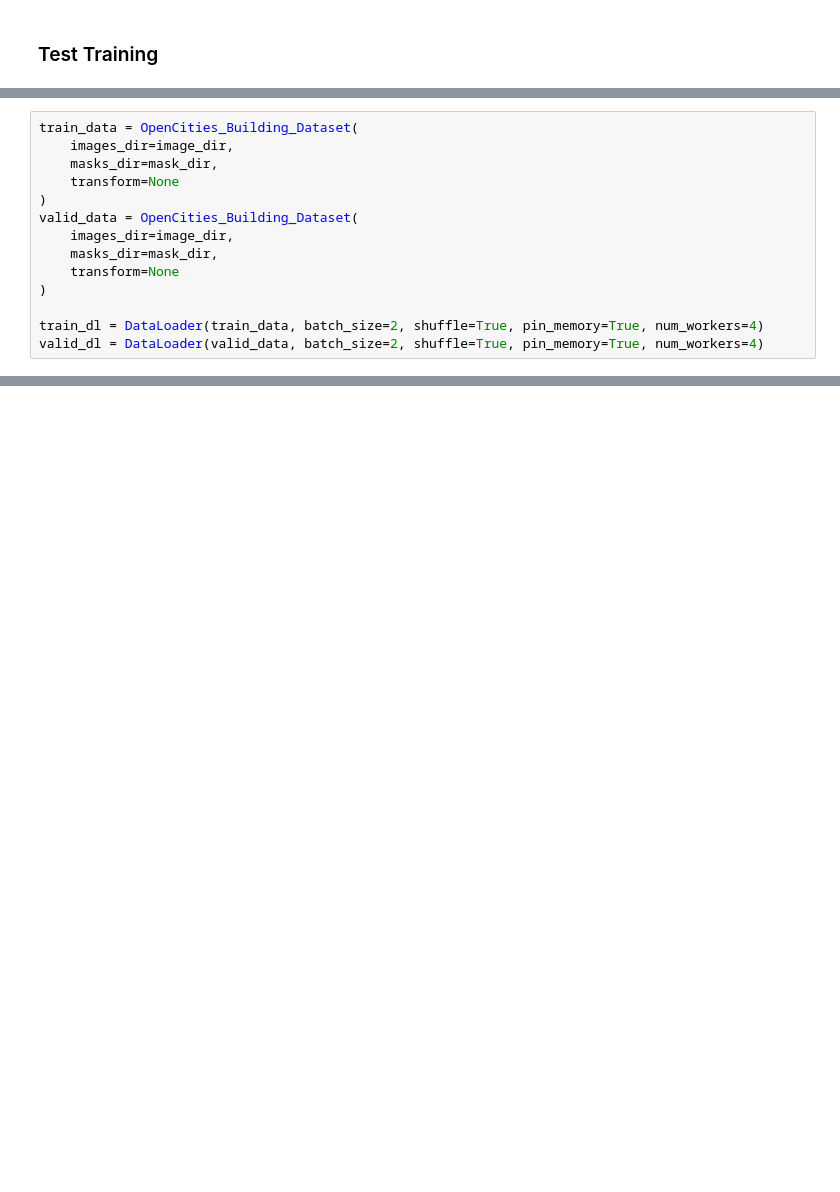
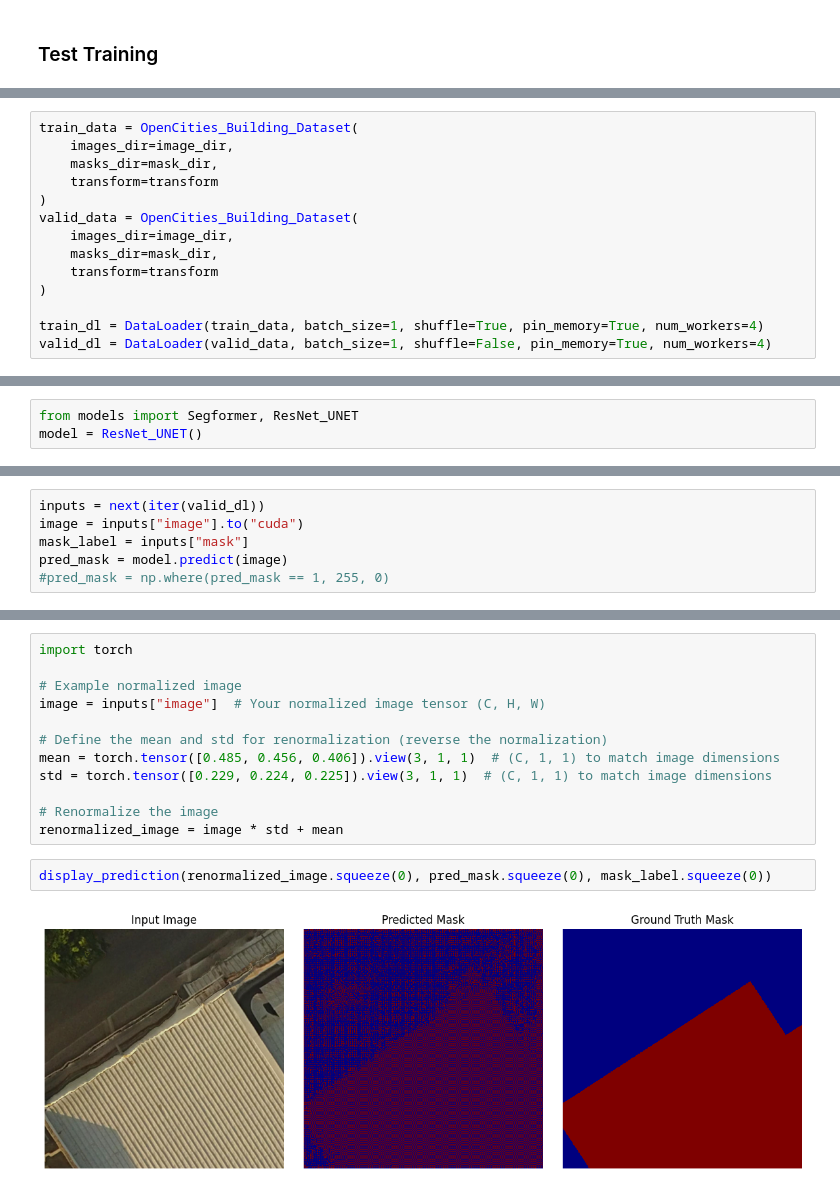
Before and after one commit to Matth-info/damaged-building-detector, a Jupyter notebook: notebooks/notebook_test.ipynb, the cells around one changed output, grey strips where cells are left out. Cells and saved outputs as stored; diff of their text form; blank space fills up the shorter version.

Commit message:
Update training procedure and add metrics computations

```diff
--- a/notebooks/notebook_test.ipynb
+++ b/notebooks/notebook_test.ipynb
@@ -318,13 +335,13 @@ recall :  tensor(0.4238)
 train_data = OpenCities_Building_Dataset(
     images_dir=image_dir,
     masks_dir=mask_dir,
-    transform=None
+    transform=transform
 )
 valid_data = OpenCities_Building_Dataset(
     images_dir=image_dir,
     masks_dir=mask_dir,
-    transform=None
+    transform=transform
 )
 
-train_dl = DataLoader(train_data, batch_size=2, shuffle=True, pin_memory=True, num_workers=4)
-valid_dl = DataLoader(valid_data, batch_size=2, shuffle=True, pin_memory=True, num_workers=4)
+train_dl = DataLoader(train_data, batch_size=1, shuffle=True, pin_memory=True, num_workers=4)
+valid_dl = DataLoader(valid_data, batch_size=1, shuffle=False, pin_memory=True, num_workers=4)
@@ -333,3 +348,6 @@ Training will be done on  cuda
+# %%
+from models import Segformer, ResNet_UNET
+model = ResNet_UNET()
 # %%
 from training import train
 from losses import DiceLoss, JaccardLoss
@@ -370,0 +390,6 @@ Total training time: 441.93 seconds
+# %%
+inputs = next(iter(valid_dl))
+image = inputs["image"].to("cuda")
+mask_label = inputs["mask"]
+pred_mask = model.predict(image)
+#pred_mask = np.where(pred_mask == 1, 255, 0)
@@ -370,0 +449,16 @@ Total training time: 441.93 seconds
+# %%
+import torch
+
+# Example normalized image
+image = inputs["image"]  # Your normalized image tensor (C, H, W)
+
+# Define the mean and std for renormalization (reverse the normalization)
+mean = torch.tensor([0.485, 0.456, 0.406]).view(3, 1, 1)  # (C, 1, 1) to match image dimensions
+std = torch.tensor([0.229, 0.224, 0.225]).view(3, 1, 1)  # (C, 1, 1) to match image dimensions
+
+# Renormalize the image
+renormalized_image = image * std + mean
+# %%
+display_prediction(renormalized_image.squeeze(0), pred_mask.squeeze(0), mask_label.squeeze(0))
+# %% [output]
+[figure, added]
```
Also changed, not shown: parts of 16 cells of this notebook, 15 other files.
